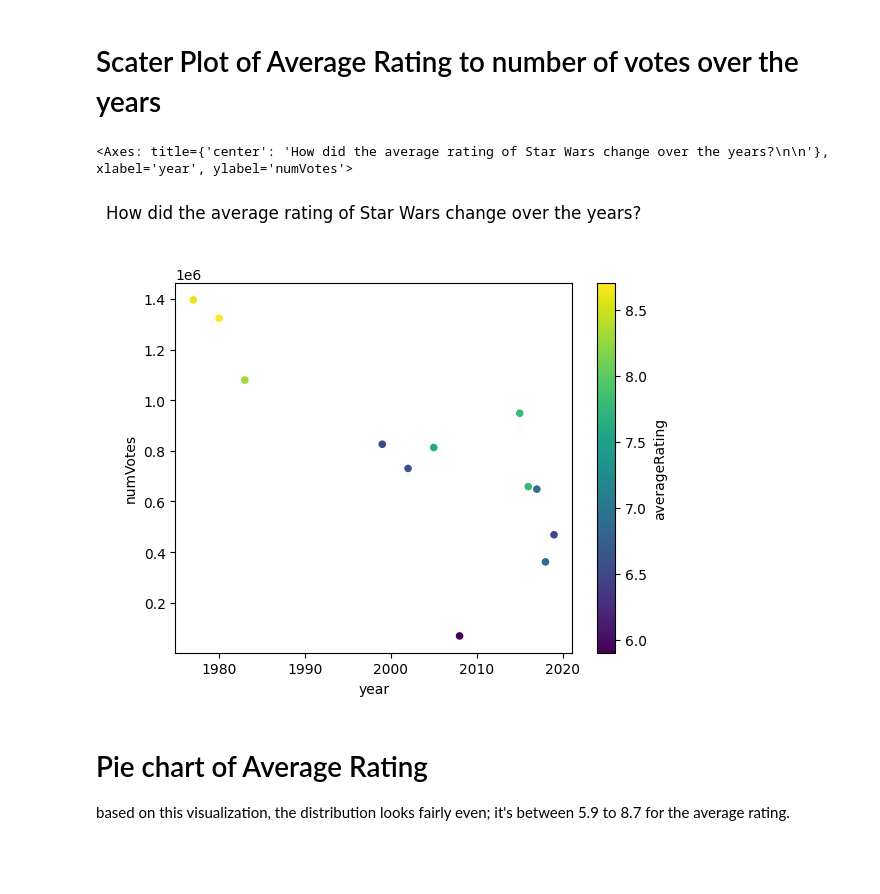
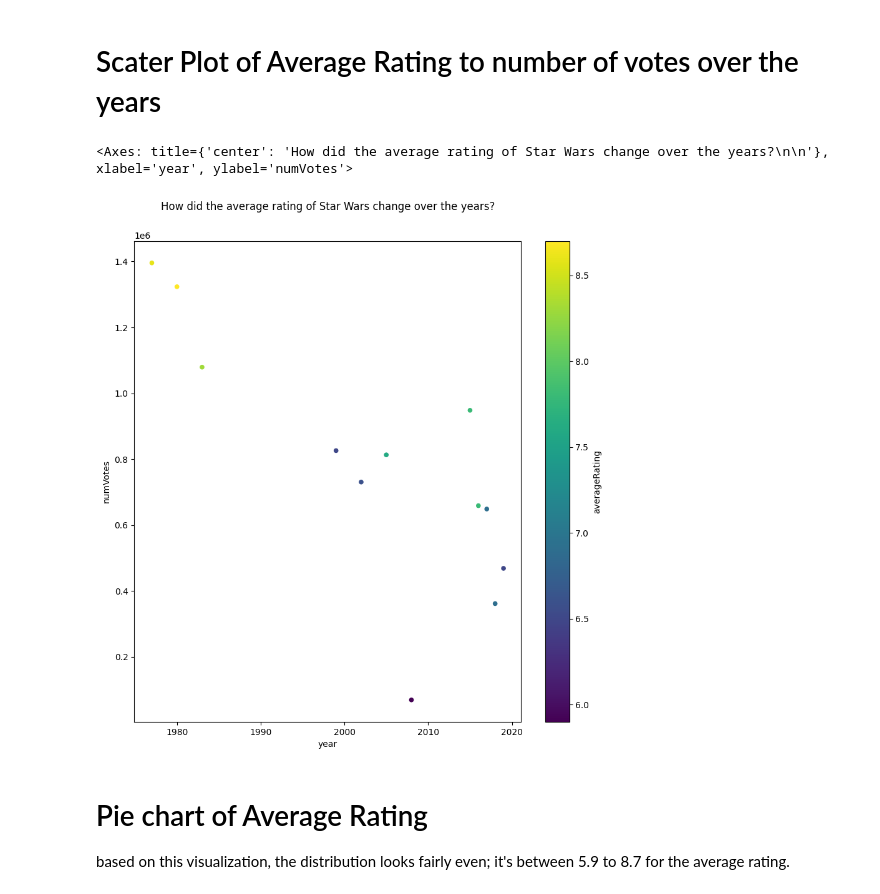
Before and after one commit to salamcast/IMDBnotebooks-DataAnalysis, a Jupyter notebook: imdb-star-wars-analysis.ipynb, the cells around one changed output. Saved outputs shown, nothing was run; the diff lists cells and outputs as text; code cells hidden in the pictures; blank space fills up the shorter version.

Commit message:
Kaggle Notebook | IMDB - Star Wars Analysis | Version 2

```diff
--- a/imdb-star-wars-analysis.ipynb
+++ b/imdb-star-wars-analysis.ipynb
@@ -182,0 +35,6 @@ IM = IMDB(tbasics_file, ratings_file)
+# %%
+!rm -f MediaProc.py
+!wget -O MediaProc.py https://raw.githubusercontent.com/salamcast/IMDBnotebook-MySQL/main/MediaProc.py
+
+import MediaProc as mp
+IM = mp.IMDB(tbasics_file, ratings_file)
@@ -244,13 +122,15 @@ SW.plot.bar(x='primaryTitle', y='numVotes', xlabel="Votes for Star Wars Movies")
 # %%
 SW.plot.scatter(title="How did the average rating of Star Wars change over the years?\n\n",
                 x='year',
                       y='numVotes',
                       c='averageRating',
-                      colormap='viridis'
+                      colormap='viridis',
+                #logy=True,
+                figsize=(10, 10)
                )
 # %% [output]
 <Axes: title={'center': 'How did the average rating of Star Wars change over the years?\n\n'}, xlabel='year', ylabel='numVotes'>
-[figure, old version]
+[figure, new version]
 # %% [markdown]
 # Pie chart of Average Rating
 
```
Also changed, not shown: parts of 22 cells of this notebook.
